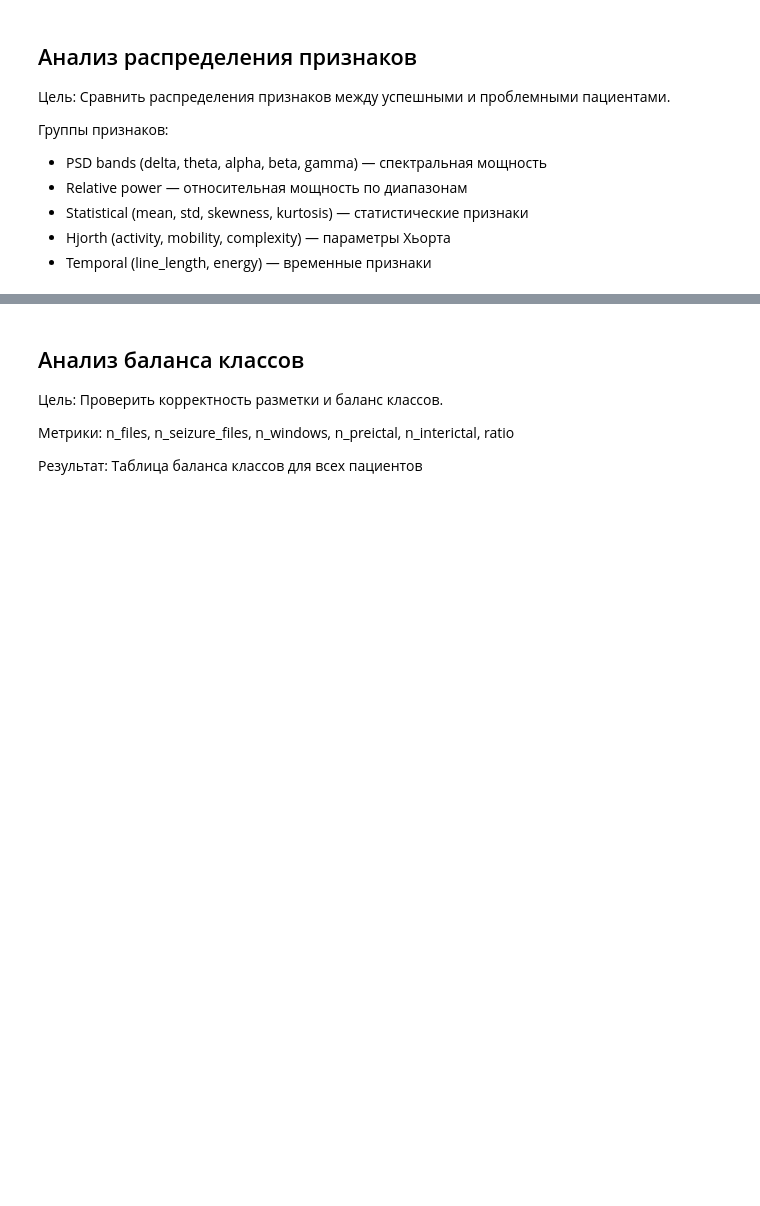
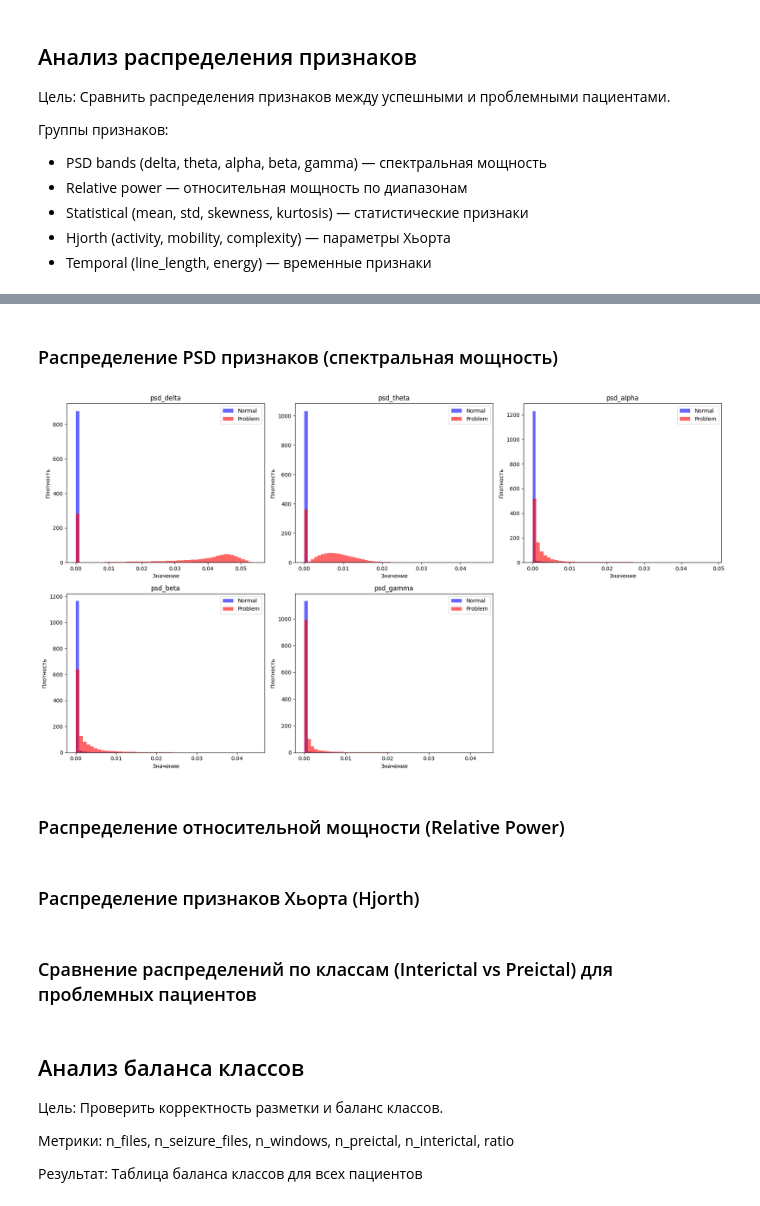
Before and after one commit to 0xJakuzya/epilepsy, a Jupyter notebook: analysis/analysis.ipynb, the cells around one changed output, grey strips where cells are left out. Saved outputs shown, nothing was run; the diff lists cells and outputs as text; code cells hidden in the pictures; blank space fills up the shorter version.

Commit message:
load full data, concatenate and create plot psd features

```diff
--- a/analysis/analysis.ipynb
+++ b/analysis/analysis.ipynb
@@ -401,15 +267,0 @@ agg_cols = [
-# %%
-file_inter = (inter.groupby(['patient', 'edf_file'])[agg_cols].agg('mean').add_suffix('_inter'))
-file_ictal = (ictal.groupby(['patient', 'edf_file'])[agg_cols].agg('mean').add_suffix('_ictal'))
-
-features = (file_inter.join(file_ictal, how='outer').reset_index())
-
-features.columns = [
-    f"{col[0]}_{col[1]}" if isinstance(col, tuple) else col
-    for col in features.columns
-]
-
-file_features = (features.groupby(['patient', 'edf_file']).agg('mean').reset_index())
-# %%
-data = data.merge(file_features, on=['patient', 'edf_file'], how='left')
-data
@@ -456,0 +349,10 @@ inter[inter['patient'] == 'chb07']
+# %%
+data = pd.merge(full_dataset, data[['patient', 'edf_file', 'group']], on=['patient', 'edf_file'], how='left')
+
+normal_features = data[data['group'] == 'Normal'].copy()
+problem_features = data[data['group'] == 'Problem'].copy()
+# %%
+
+data = pd.concat([normal_features, problem_features], ignore_index=True)
+data = data.dropna(subset=['hjorth_activity', 'hjorth_mobility', 'hjorth_complexity'])
+data
@@ -457,3 +373,30 @@ inter[inter['patient'] == 'chb07']
+# %% [markdown]
+### Распределение PSD признаков (спектральная мощность)
+# %%
+import matplotlib.pyplot as plt
+
+psd_features = ['psd_delta', 'psd_theta', 'psd_alpha', 'psd_beta', 'psd_gamma']
+
+plt.figure(figsize=(18, 10))
+
+for i, feature in enumerate(psd_features, 1):
+    plt.subplot(2, 3, i)
+    plt.hist(data[data['group']=='Normal'][feature].dropna(), bins=50, alpha=0.6, color='blue', density=True, label='Normal')
+    plt.hist(data[data['group']=='Problem'][feature].dropna(), bins=50, alpha=0.6, color='red', density=True, label='Problem')
+    plt.title(feature)
+    plt.xlabel('Значение')
+    plt.ylabel('Плотность')
+    plt.legend()
+plt.tight_layout()
+plt.show()
+# %% [output]
+[figure, added]
+# %% [markdown]
+### Распределение относительной мощности (Relative Power)
+# %% [markdown]
+### Распределение признаков Хьорта (Hjorth)
+# %% [markdown]
+### Сравнение распределений по классам (Interictal vs Preictal) для проблемных пациентов
 # %% [markdown]
 ## Анализ баланса классов
 
```
Also changed, not shown: parts of 16 cells of this notebook.
